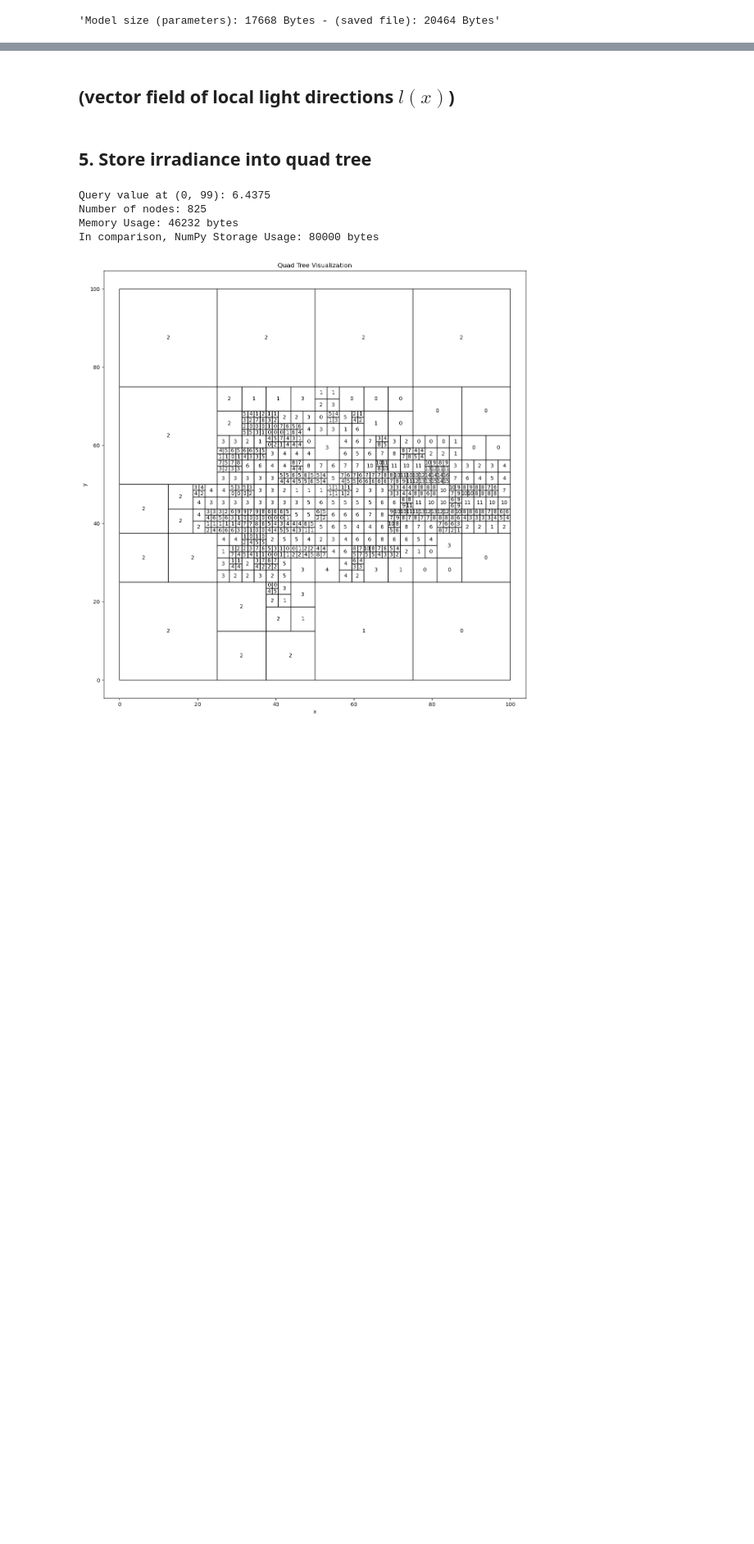
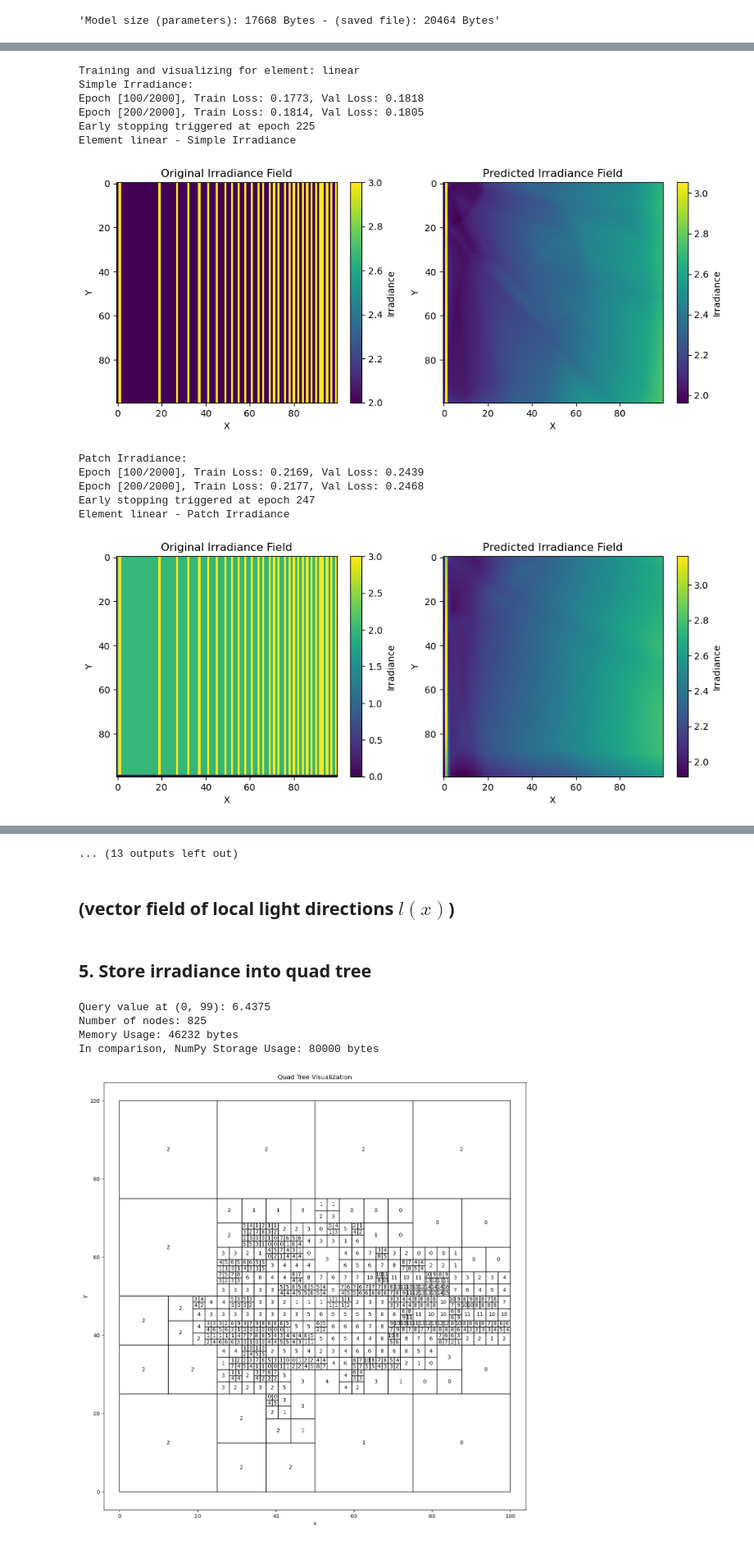
Before and after one commit to swirling-wind/demo-eikonal, a Jupyter notebook: wavefront_propagation.ipynb, the cells around one changed output, grey strips where cells are left out. Shown at 82% size. Drawn from its saved outputs; the diff is of its cells as text; code cells hidden in the pictures; blank space fills up the shorter version.

```diff
--- a/wavefront_propagation.ipynb
+++ b/wavefront_propagation.ipynb
@@ -556,0 +714,36 @@ get_model_size(model)
+# %%
+def train_and_visualize(irradiance, title):
+    train_inputs, val_inputs, train_targets, val_targets = prepare_data(irradiance)
+    model = IrradianceNet().to(device)
+    model = train_model(model, train_inputs, val_inputs, train_targets, val_targets)
+    predicted_irradiance = generate_irradiance_field(model)
+    print(title)
+    visualize_irradiance_fields(irradiance, predicted_irradiance)
+
+for key, value in ior_field_dict.items():
+    simple_irradiance = compute_irradiance_points(value['pos'], field_size)
+    patch_irradiance = compute_irradiance_patches(value['patches_list'], field_size)
+
+    print(f"Training and visualizing for element: {key}")
+
+    print("Simple Irradiance:")
+    train_and_visualize(simple_irradiance, f"Element {key} - Simple Irradiance")
+
+    print("Patch Irradiance:")
+    train_and_visualize(patch_irradiance, f"Element {key} - Patch Irradiance")
+
+    print("-" * 50)
+# %% [output]
+Training and visualizing for element: linear
+Simple Irradiance:
+Epoch [100/2000], Train Loss: 0.1773, Val Loss: 0.1818
+Epoch [200/2000], Train Loss: 0.1814, Val Loss: 0.1805
+Early stopping triggered at epoch 225
+Element linear - Simple Irradiance
+[figure, added]
+Patch Irradiance:
+Epoch [100/2000], Train Loss: 0.2169, Val Loss: 0.2439
+Epoch [200/2000], Train Loss: 0.2177, Val Loss: 0.2468
+Early stopping triggered at epoch 247
+Element linear - Patch Irradiance
+[figure, added]
@@ -557,3 +801,4 @@ get_model_size(model)
+... (13 outputs left out)
 # %% [markdown]
 ## (vector field of local light directions $l(x)$)
 # %%
```
Also changed, not shown: parts of 8 cells of this notebook.
